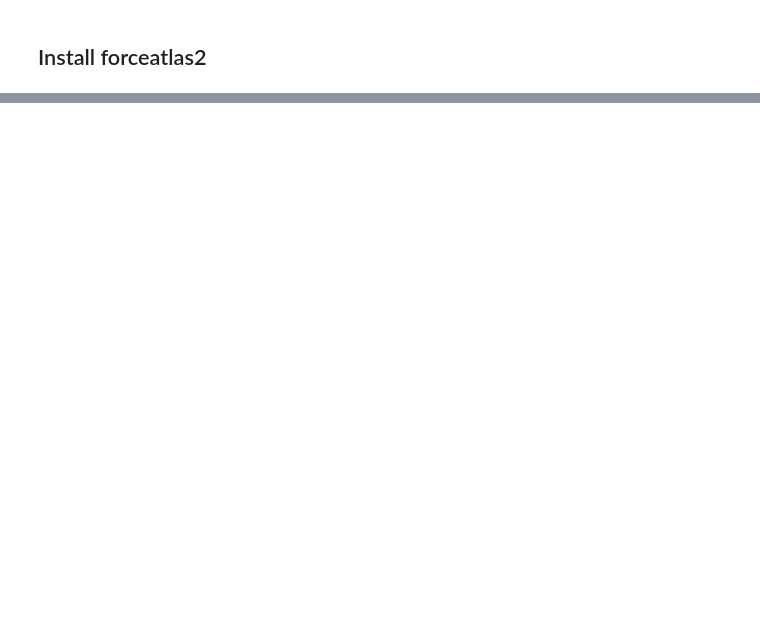
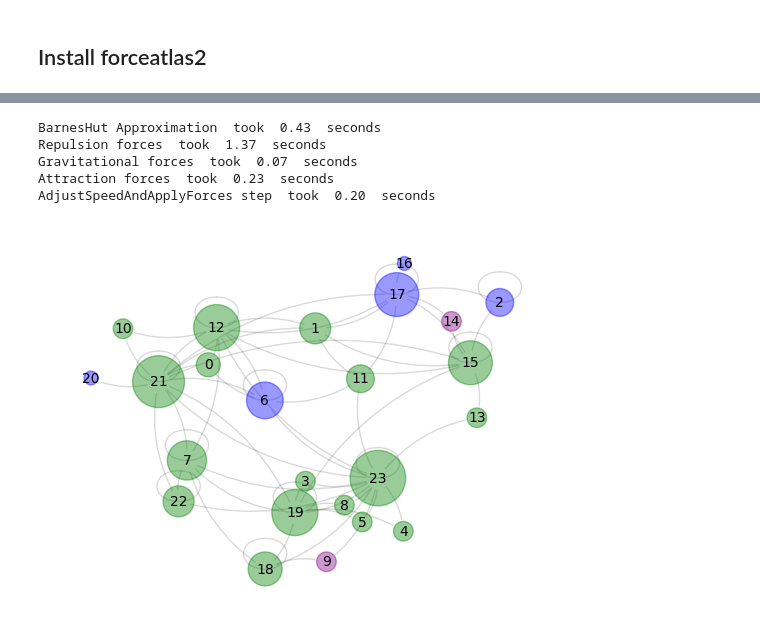
Before and after one commit to conscioustahoe/mouse-sleep-analysis, a Jupyter notebook: state_transition.ipynb, the cells around one changed output, grey strips where cells are left out. Cells and saved outputs as stored; diff of their text form; code cells hidden in the pictures; blank space fills up the shorter version.

Commit message:
update state transition nb

```diff
--- a/state_transition.ipynb
+++ b/state_transition.ipynb
@@ -121,3 +150,5 @@ from scipy.stats import mode
 from scipy.io import loadmat
 # %%
 latent_states = np.load('latentStates.npz')
+unique_states = np.load('uniqueStates.npz')
+obs_keys = np.load('obsKeys.npz')
@@ -179,0 +232,24 @@ array([ 2., 10.,  1.,  1.,  1.,  1.,  1.,  1.,  1.,  1.,  1.,  1.,  1.,
+# %%
+# colors = ['red is rem', '', 'blue is wake']
+
+node_colors = []
+
+for i in uniqueStates[:, 0]:
+
+    idx = np.where(obsKeys[:, 1] == i )[0]
+    latent_frames = obsKeys[idx, :]
+
+    awake_pct = round((len(np.where((latent_frames[:,3]==1))[0])/float(len(latent_frames))),3)
+    nrem_pct = round((len(np.where((latent_frames[:,3]==3))[0])/float(len(latent_frames))),3)
+    rem_pct = round((len(np.where((latent_frames[:,3]==5))[0])/float(len(latent_frames))),3)
+
+    print(awake_pct, nrem_pct, rem_pct, LS[i])
+    if nrem_pct > awake_pct and nrem_pct > rem_pct: # nrem is green
+        print("nrem")
+        node_colors.append("green")
+    elif awake_pct > nrem_pct and awake_pct > rem_pct: # awake is blue
+        print("awake")
+        node_colors.append("blue")
+    else: # rem is red
+        print("rem")
+        node_colors.append("purple")
@@ -179,0 +274,25 @@ array([ 2., 10.,  1.,  1.,  1.,  1.,  1.,  1.,  1.,  1.,  1.,  1.,  1.,
+# %%
+positions = forceatlas2.forceatlas2_networkx_layout(G, pos=None, iterations=2000)
+# %% [output]
+BarnesHut Approximation  took  0.43  seconds
+Repulsion forces  took  1.37  seconds
+Gravitational forces  took  0.07  seconds
+Attraction forces  took  0.23  seconds
+AdjustSpeedAndApplyForces step  took  0.20  seconds
+# %%
+in_degrees = dict(G.degree())
+# %%
+nx.draw_networkx_nodes(G, positions,
+                       node_size=[v*100 for v in in_degrees.values()],
+                       node_color=node_colors,
+                       alpha=0.4,)
+nx.draw_networkx_edges(G, positions,
+                       connectionstyle="arc3,rad=0.2",
+                       edge_color="black",
+                       alpha=0.15,
+                       arrows=True)
+nx.draw_networkx_labels(G, positions, font_size=10, font_family="sans-serif")
+plt.axis('off')
+plt.show()
+# %% [output]
+[figure, added]
```
Also changed, not shown: parts of 25 cells of this notebook, 3 other files.
